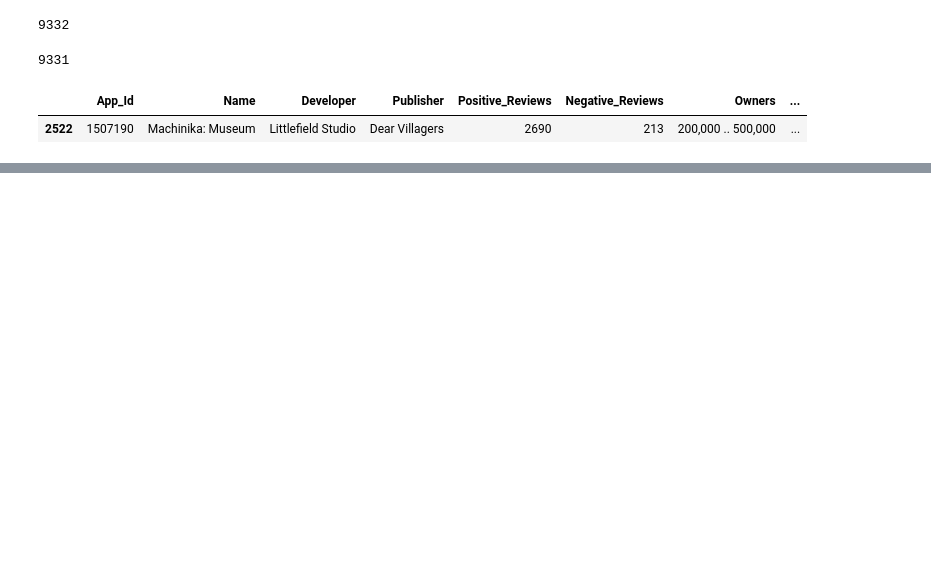
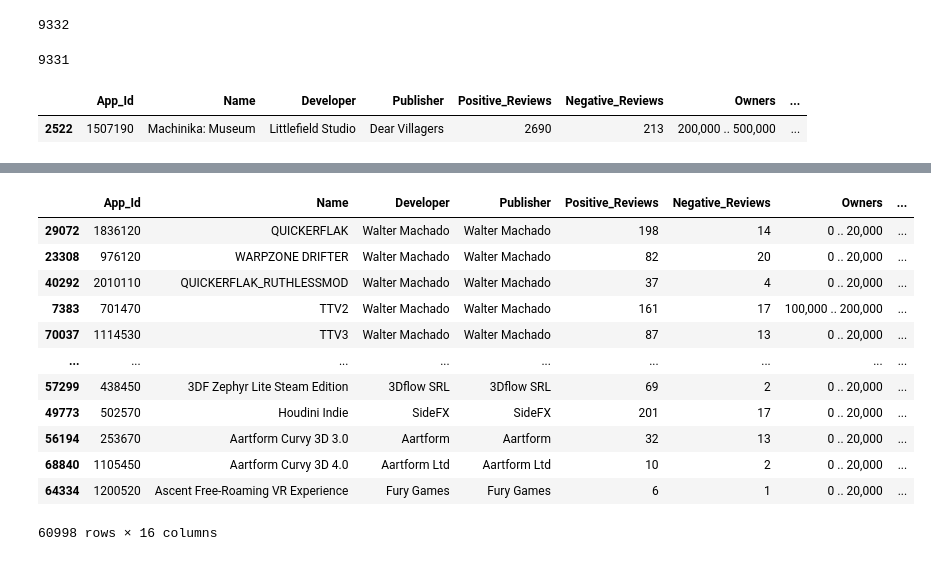
Before and after one commit to barbsjean/Steam_data_analysis, a Jupyter notebook: The Steam Notebook.ipynb, the cells around one changed output, grey strips where cells are left out. Drawn from its saved outputs; the diff is of its cells as text; code cells hidden in the pictures; blank space fills up the shorter version.

```diff
--- a/The Steam Notebook.ipynb
+++ b/The Steam Notebook.ipynb
@@ -242,0 +139,4 @@ steam_api_filtered['Avg_Playtime_Lifetime'].sum()
+# %%
+steam_api_filtered = steam_api_filtered.drop(columns = ['Unnamed: 0'])
+steam_api_filtered = steam_api_filtered.drop(columns = ['Avg_Playtime_Lifetime'])
+steam_api_filtered = steam_api_filtered.drop(columns = ['Median_Playtime_Lifetime'])
@@ -1022,0 +907,16 @@ steam_api_filtered[Current_Price_$]
+# %%
+steam_api_filtered[steam_api_filtered['Current_Price_$'] != 0].sort_values('Current_Price_$')
+# %% [output]
+|  | App_Id | Name | Developer | Publisher | Positive_Reviews | Negative_Reviews | Owners | ... |
+| 29072 | 1836120 | QUICKERFLAK | Walter Machado | Walter Machado | 198 | 14 | 0 .. 20,000 | ... |
+| 23308 | 976120 | WARPZONE DRIFTER | Walter Machado | Walter Machado | 82 | 20 | 0 .. 20,000 | ... |
+| 40292 | 2010110 | QUICKERFLAK_RUTHLESSMOD | Walter Machado | Walter Machado | 37 | 4 | 0 .. 20,000 | ... |
+| 7383 | 701470 | TTV2 | Walter Machado | Walter Machado | 161 | 17 | 100,000 .. 200,000 | ... |
+| 70037 | 1114530 | TTV3 | Walter Machado | Walter Machado | 87 | 13 | 0 .. 20,000 | ... |
+| ... | ... | ... | ... | ... | ... | ... | ... | ... |
+| 57299 | 438450 | 3DF Zephyr Lite Steam Edition | 3Dflow SRL | 3Dflow SRL | 69 | 2 | 0 .. 20,000 | ... |
+| 49773 | 502570 | Houdini Indie | SideFX | SideFX | 201 | 17 | 0 .. 20,000 | ... |
+| 56194 | 253670 | Aartform Curvy 3D 3.0 | Aartform | Aartform | 32 | 13 | 0 .. 20,000 | ... |
+| 68840 | 1105450 | Aartform Curvy 3D 4.0 | Aartform Ltd | Aartform Ltd | 10 | 2 | 0 .. 20,000 | ... |
+| 64334 | 1200520 | Ascent Free-Roaming VR Experience | Fury Games | Fury Games | 6 | 1 | 0 .. 20,000 | ... |
+60998 rows × 16 columns
```
Also changed, not shown: parts of 113 cells of this notebook, 5 other files.
